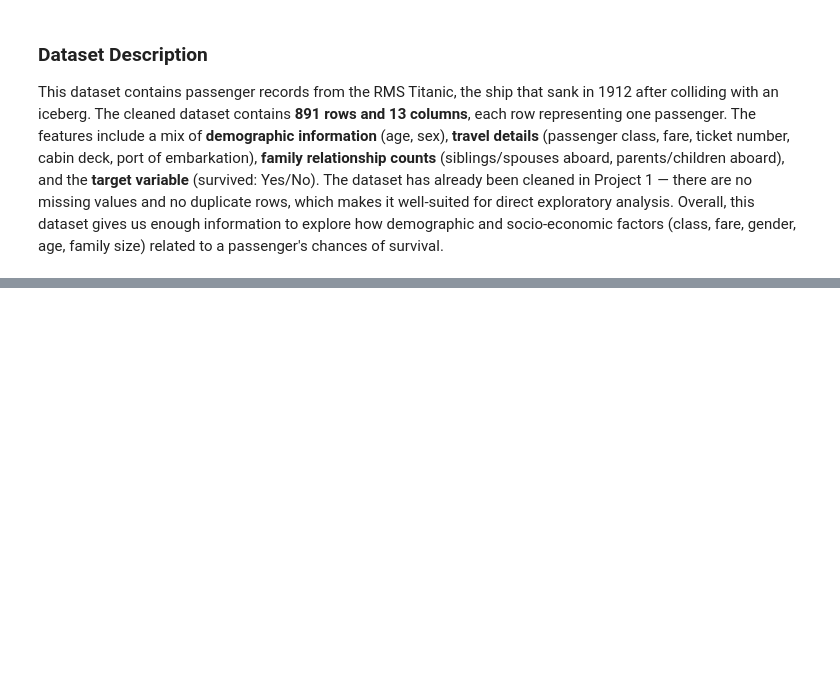
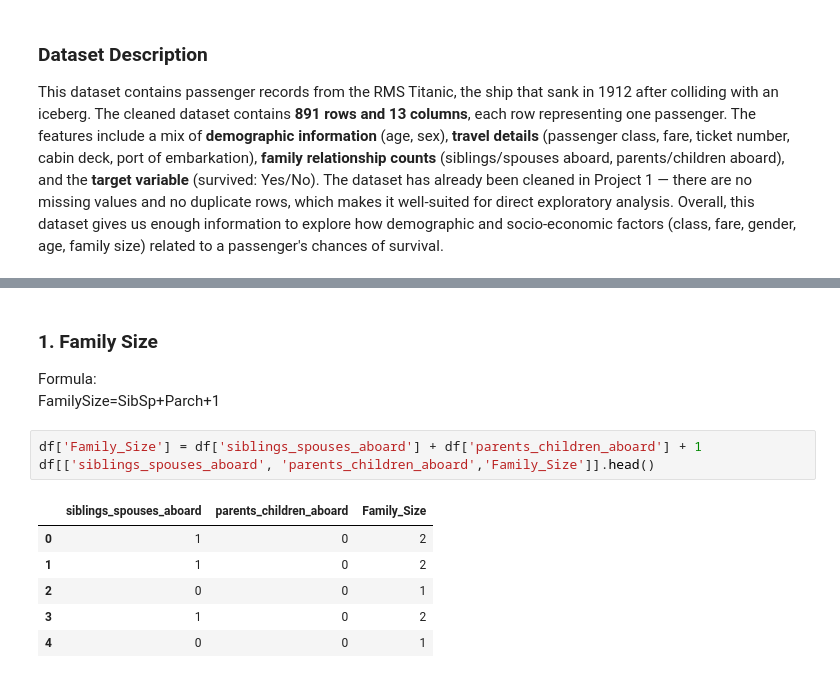
Before and after one commit to Aneesa254/Titanic-EDA-Weekly-Project, a Jupyter notebook: Titanic_EDA.ipynb, the cells around one changed output, grey strips where cells are left out. Cells and saved outputs as stored; diff of their text form; blank space fills up the shorter version.

```diff
--- a/Titanic_EDA.ipynb
+++ b/Titanic_EDA.ipynb
@@ -191,0 +200,14 @@ analysis. Overall, this dataset gives us enough information to explore how demog
+# %% [markdown]
+### 1. Family Size
+Formula:
+             FamilySize=SibSp+Parch+1
+# %%
+df['Family_Size'] = df['siblings_spouses_aboard'] + df['parents_children_aboard'] + 1
+df[['siblings_spouses_aboard', 'parents_children_aboard','Family_Size']].head()
+# %% [output]
+|  | siblings_spouses_aboard | parents_children_aboard | Family_Size |
+| 0 | 1 | 0 | 2 |
+| 1 | 1 | 0 | 2 |
+| 2 | 0 | 0 | 1 |
+| 3 | 1 | 0 | 2 |
+| 4 | 0 | 0 | 1 |
```
Also changed, not shown: parts of 14 cells of this notebook.
